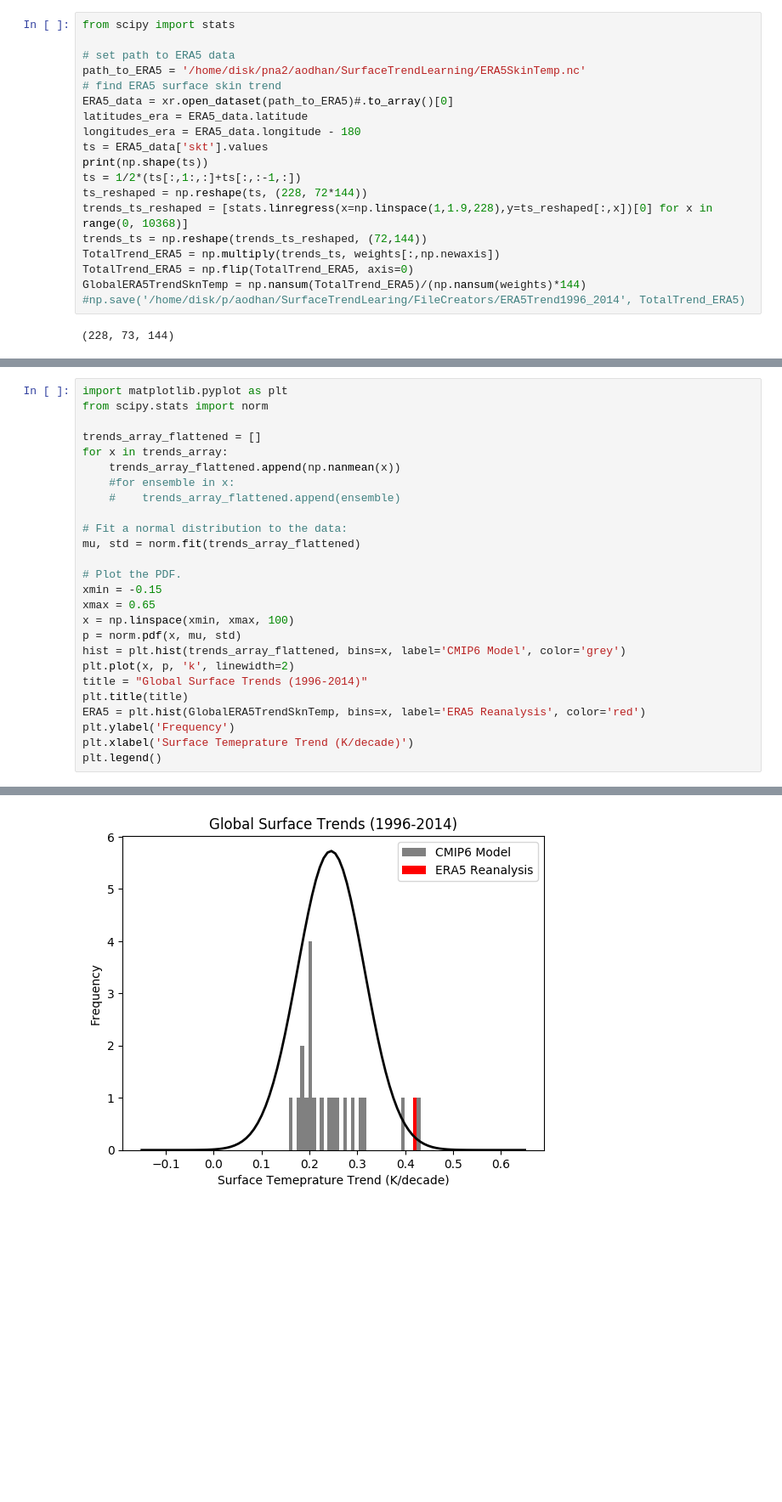
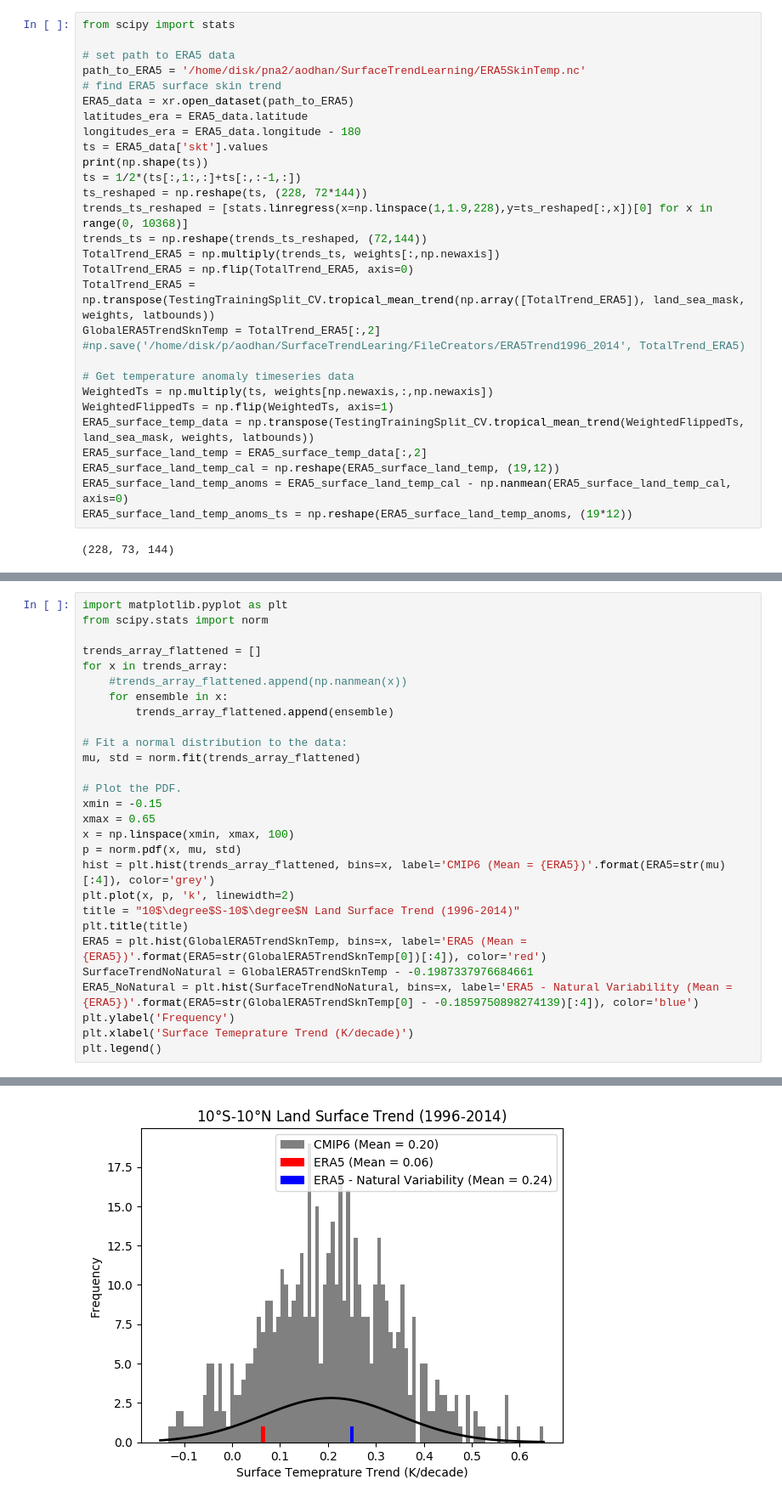
Before and after one commit to AodhanSweeney/SurfaceTrendLearing, a Jupyter notebook: Motivation/MotivatingFigures.ipynb, the cells around one changed output, grey strips where cells are left out. Shown at 85% size. Cells and saved outputs as stored; diff of their text form; blank space fills up the shorter version.

Commit message:
Changing layout of model tesbed.

```diff
--- a/Motivation/MotivatingFigures.ipynb
+++ b/Motivation/MotivatingFigures.ipynb
@@ -47,7 +76,7 @@ from scipy import stats
 # set path to ERA5 data
 path_to_ERA5 = '/home/disk/pna2/aodhan/SurfaceTrendLearning/ERA5SkinTemp.nc'
 # find ERA5 surface skin trend
-ERA5_data = xr.open_dataset(path_to_ERA5)#.to_array()[0]
+ERA5_data = xr.open_dataset(path_to_ERA5)
 latitudes_era = ERA5_data.latitude
 longitudes_era = ERA5_data.longitude - 180
 ts = ERA5_data['skt'].values
@@ -58,7 +87,17 @@ trends_ts_reshaped = [stats.linregress(x=np.linspace(1,1.9,228),y=ts_reshaped[:,
 trends_ts = np.reshape(trends_ts_reshaped, (72,144))
 TotalTrend_ERA5 = np.multiply(trends_ts, weights[:,np.newaxis])
 TotalTrend_ERA5 = np.flip(TotalTrend_ERA5, axis=0)
-GlobalERA5TrendSknTemp = np.nansum(TotalTrend_ERA5)/(np.nansum(weights)*144)
+TotalTrend_ERA5 = np.transpose(TestingTrainingSplit_CV.tropical_mean_trend(np.array([TotalTrend_ERA5]), land_sea_mask, weights, latbounds))
+GlobalERA5TrendSknTemp = TotalTrend_ERA5[:,2]
 #np.save('/home/disk/p/aodhan/SurfaceTrendLearing/FileCreators/ERA5Trend1996_2014', TotalTrend_ERA5)
+
+# Get temperature anomaly timeseries data
+WeightedTs = np.multiply(ts, weights[np.newaxis,:,np.newaxis])
+WeightedFlippedTs = np.flip(WeightedTs, axis=1)
+ERA5_surface_temp_data = np.transpose(TestingTrainingSplit_CV.tropical_mean_trend(WeightedFlippedTs, land_sea_mask, weights, latbounds))
+ERA5_surface_land_temp = ERA5_surface_temp_data[:,2]
+ERA5_surface_land_temp_cal = np.reshape(ERA5_surface_land_temp, (19,12))
+ERA5_surface_land_temp_anoms = ERA5_surface_land_temp_cal - np.nanmean(ERA5_surface_land_temp_cal, axis=0)
+ERA5_surface_land_temp_anoms_ts = np.reshape(ERA5_surface_land_temp_anoms, (19*12))
 # %% [output]
 (228, 73, 144)
@@ -69,29 +104,31 @@ np.shape(trends_ts)
 # %%
 import matplotlib.pyplot as plt
 from scipy.stats import norm
 
 trends_array_flattened = []
 for x in trends_array:
-    trends_array_flattened.append(np.nanmean(x))
-    #for ensemble in x:
-    #    trends_array_flattened.append(ensemble)
+    #trends_array_flattened.append(np.nanmean(x))
+    for ensemble in x:
+        trends_array_flattened.append(ensemble)
 
 # Fit a normal distribution to the data:
 mu, std = norm.fit(trends_array_flattened)
 
 # Plot the PDF.
 xmin = -0.15
 xmax = 0.65
 x = np.linspace(xmin, xmax, 100)
 p = norm.pdf(x, mu, std)
-hist = plt.hist(trends_array_flattened, bins=x, label='CMIP6 Model', color='grey')
+hist = plt.hist(trends_array_flattened, bins=x, label='CMIP6 (Mean = {ERA5})'.format(ERA5=str(mu)[:4]), color='grey')
 plt.plot(x, p, 'k', linewidth=2)
-title = "Global Surface Trends (1996-2014)"
+title = "10$\degree$S-10$\degree$N Land Surface Trend (1996-2014)"
 plt.title(title)
-ERA5 = plt.hist(GlobalERA5TrendSknTemp, bins=x, label='ERA5 Reanalysis', color='red')
+ERA5 = plt.hist(GlobalERA5TrendSknTemp, bins=x, label='ERA5 (Mean = {ERA5})'.format(ERA5=str(GlobalERA5TrendSknTemp[0])[:4]), color='red')
+SurfaceTrendNoNatural = GlobalERA5TrendSknTemp - -0.1987337976684661
+ERA5_NoNatural = plt.hist(SurfaceTrendNoNatural, bins=x, label='ERA5 - Natural Variability (Mean = {ERA5})'.format(ERA5=str(GlobalERA5TrendSknTemp[0] - -0.1859750898274139)[:4]), color='blue')
 plt.ylabel('Frequency')
 plt.xlabel('Surface Temeprature Trend (K/decade)')
 plt.legend()
 # %% [output]
 <matplotlib.legend.Legend at 0x...>
-[figure, old version]
+[figure, new version]
```
Also changed, not shown: parts of 8 cells of this notebook, 3 other files.
